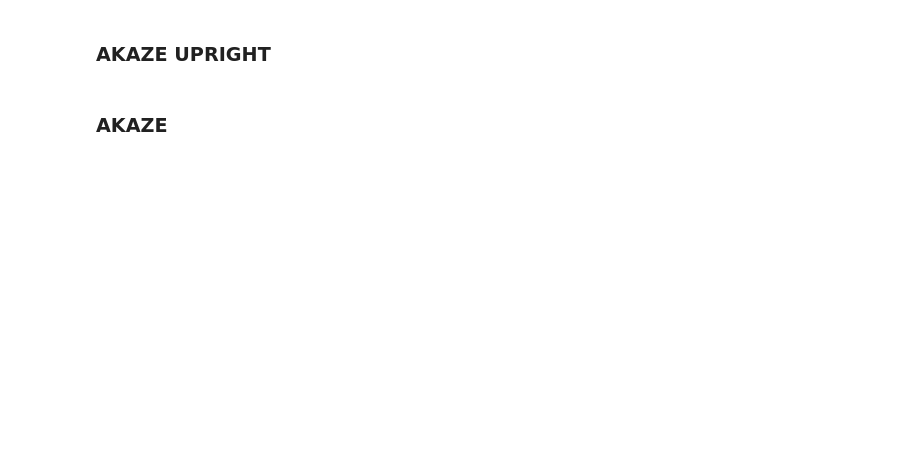
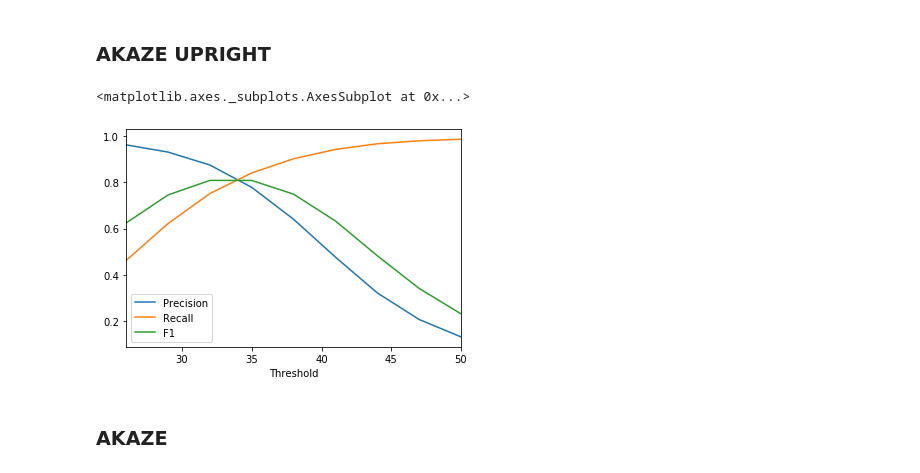
Before and after one commit to leyhline/bukan-collection, a Jupyter notebook: 12-feature-detection.ipynb, the cells around one changed output. Drawn from its saved outputs; the diff is of its cells as text; code cells hidden in the pictures; blank space fills up the shorter version.

```diff
--- a/12-feature-detection.ipynb
+++ b/12-feature-detection.ipynb
@@ -38,4 +45,10 @@ print("Getting all the cross matches took", match_time_s_akaze, "seconds.")
+# %%
+matches_shuuchin1_akaze_upright = calculate_or_load_matches("results/matches_shuuchin1_akaze_upright.h5", shuuchin1_paths, detect_keypoints_and_descriptors_akaze)
 # %%
-pr_results_akaze = precision_recall_total(matches_df_akaze, 26, 51, 3)
+pr_shuuchin1_akaze_upright = precision_recall_total(matches_shuuchin1_akaze_upright, 26, 51, 3)
+pr_shuuchin1_akaze_upright.plot()
+# %% [output]
+<matplotlib.axes._subplots.AxesSubplot at 0x...>
+[figure, added]
 # %% [markdown]
 ### AKAZE
```
Also changed, not shown: parts of 53 cells of this notebook, 1 other file.
